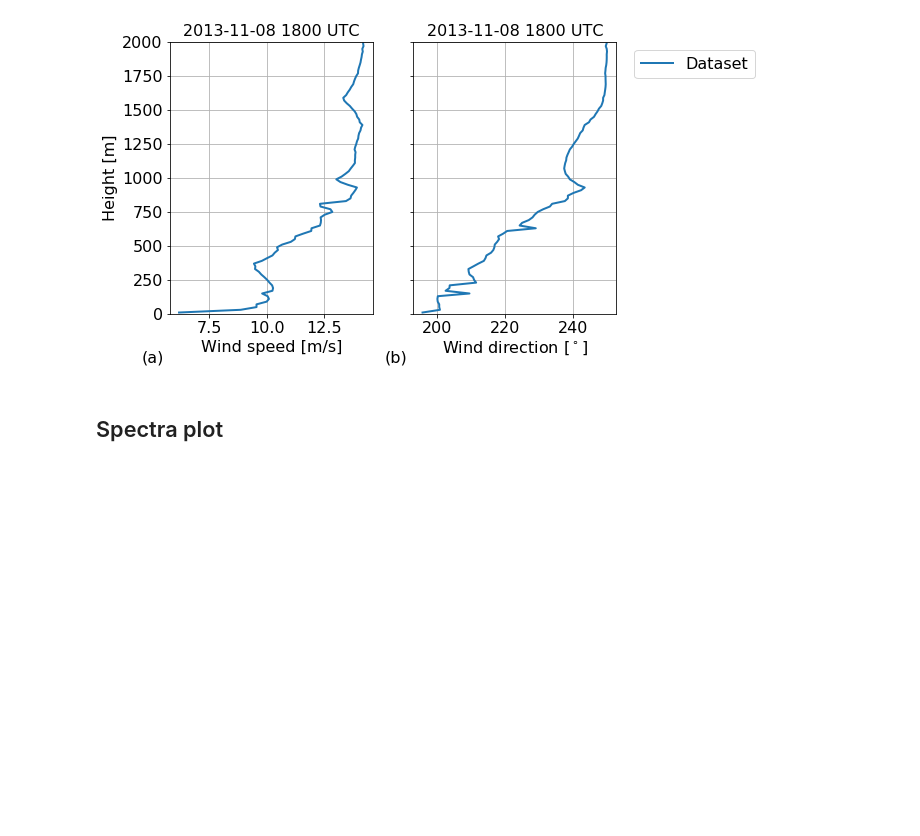
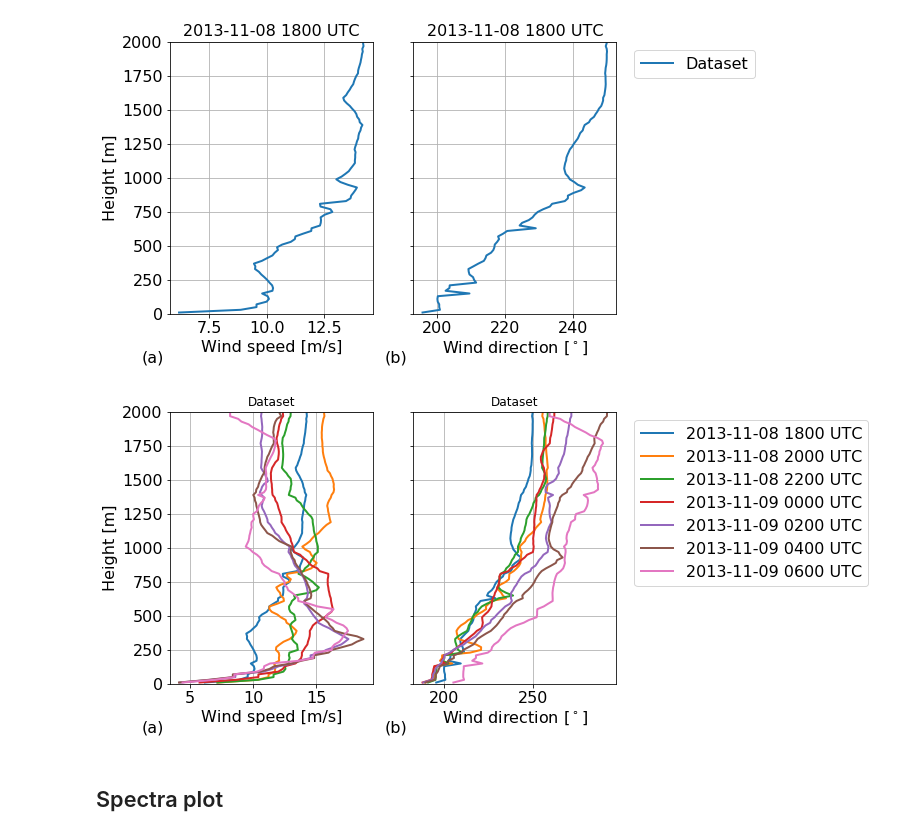
Before and after one commit to a2e-mmc/mmctools, a Jupyter notebook: example_plotting.ipynb, the cells around one changed output. Cells and saved outputs as stored; diff of their text form; code cells hidden in the pictures; blank space fills up the shorter version.

Commit message:
Add plot_profile_evolution function

```diff
--- a/example_plotting.ipynb
+++ b/example_plotting.ipynb
@@ -85,6 +87,15 @@ f,ax = plot_profile(df_1h,
                    )
 # %% [output]
 [figure]
+# %%
+f,ax = plot_profile_evolution(df_1h,
+                    fields = ['wspd','wdir'],
+                    times = ['2013-11-08 '+str(int(i))+':00:00' for i in range(18,24,2)] + \
+                              ['2013-11-09 '+str(int(i))+':00:00' for i in range(0,7,2)],
+                    ylimits = [0,2000],
+                   )
+# %% [output]
+[figure, added]
 # %% [markdown]
 ## Spectra plot
 # %% [markdown]
```
Also changed, not shown: parts of 1 cell of this notebook, 1 other file.
